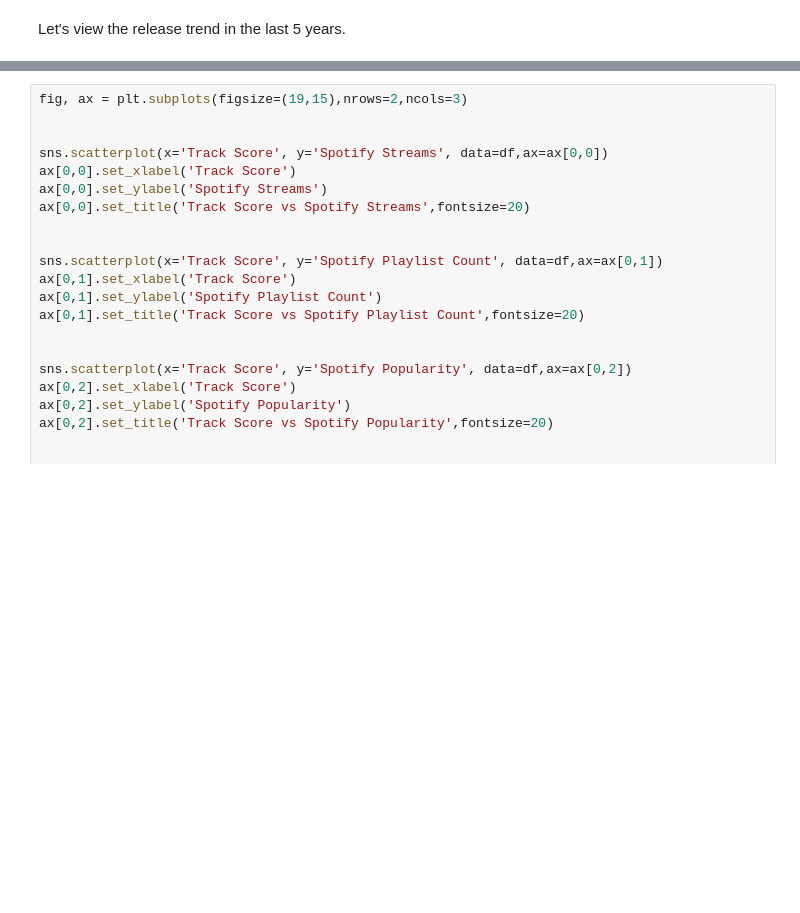
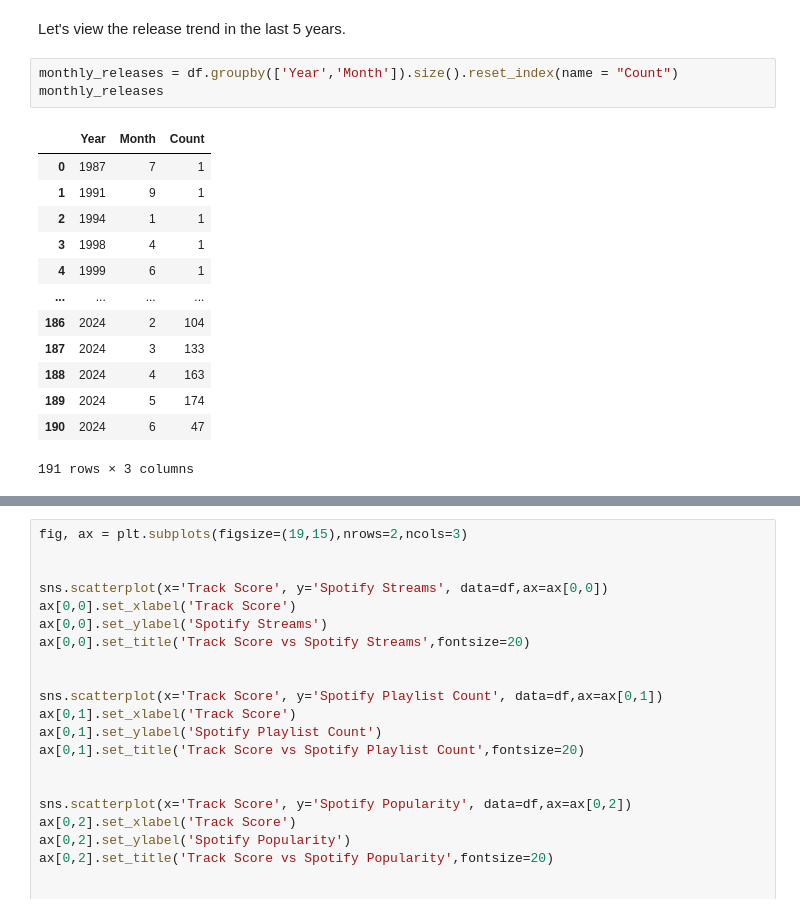
Before and after one commit to Abhijith-S-D/Spotify-EDA, a Jupyter notebook: Spotify_EDA.ipynb, the cells around one changed output, grey strips where cells are left out. Drawn from its saved outputs; the diff is of its cells as text; blank space fills up the shorter version.

```diff
--- a/Spotify_EDA.ipynb
+++ b/Spotify_EDA.ipynb
@@ -503,6 +501,23 @@ Text(0.5, 0, 'Year')
 [figure]
 # %% [markdown]
 Let's view the release trend in the last 5 years.
+# %%
+monthly_releases = df.groupby(['Year','Month']).size().reset_index(name = "Count")
+monthly_releases
+# %% [output]
+|  | Year | Month | Count |
+| 0 | 1987 | 7 | 1 |
+| 1 | 1991 | 9 | 1 |
+| 2 | 1994 | 1 | 1 |
+| 3 | 1998 | 4 | 1 |
+| 4 | 1999 | 6 | 1 |
+| ... | ... | ... | ... |
+| 186 | 2024 | 2 | 104 |
+| 187 | 2024 | 3 | 133 |
+| 188 | 2024 | 4 | 163 |
+| 189 | 2024 | 5 | 174 |
+| 190 | 2024 | 6 | 47 |
+191 rows × 3 columns
 # %%
 plt.figure(figsize = (10,6))
 
```
Also changed, not shown: parts of 14 cells of this notebook.
